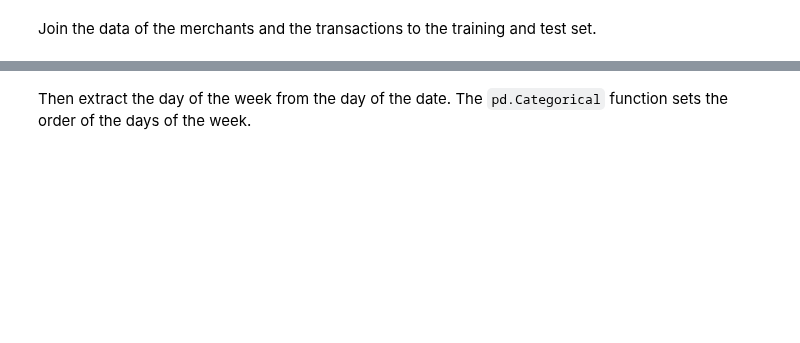
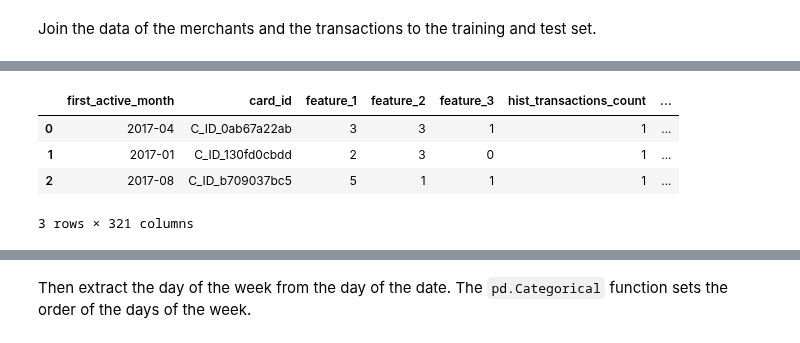
Before and after one commit to Zol-S/kaggle, a Jupyter notebook: Elo Merchant Category Recommendation/2_Descriptives.ipynb, the cells around one changed output, grey strips where cells are left out. Drawn from its saved outputs; the diff is of its cells as text; code cells hidden in the pictures; blank space fills up the shorter version.

```diff
--- a/Elo Merchant Category Recommendation/2_Descriptives.ipynb
+++ b/Elo Merchant Category Recommendation/2_Descriptives.ipynb
@@ -314,0 +384,8 @@ df_new_trans['purchase_time'] = df_new_trans['purchase_time'].str[1]
+# %%
+df_test[:3]
+# %% [output]
+|  | first_active_month | card_id | feature_1 | feature_2 | feature_3 | hist_transactions_count | ... |
+| 0 | 2017-04 | C_ID_0ab67a22ab | 3 | 3 | 1 | 1 | ... |
+| 1 | 2017-01 | C_ID_130fd0cbdd | 2 | 3 | 0 | 1 | ... |
+| 2 | 2017-08 | C_ID_b709037bc5 | 5 | 1 | 1 | 1 | ... |
+3 rows × 321 columns
```
Also changed, not shown: parts of 64 cells of this notebook, 3 other files.
